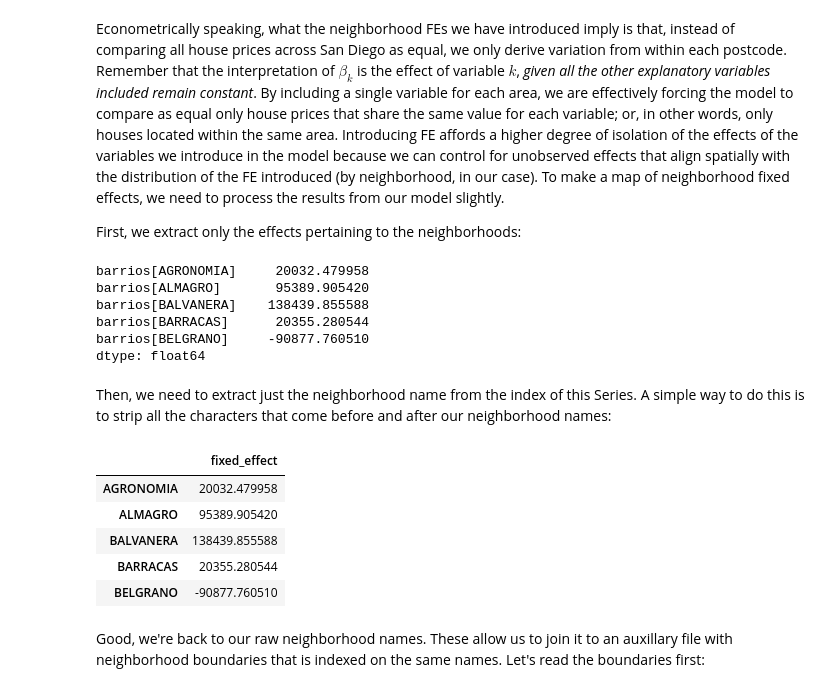
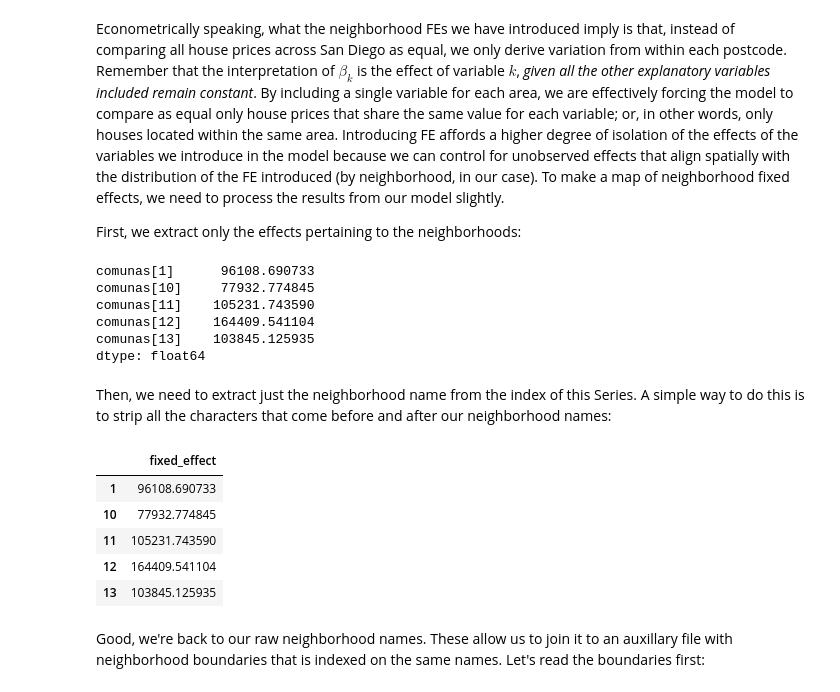
Before and after one commit to alessiobocco/Diplo_Eco, a Jupyter notebook: Modelo.ipynb, the cells around one changed output. Cells and saved outputs as stored; diff of their text form; code cells hidden in the pictures.

```diff
--- a/Modelo.ipynb
+++ b/Modelo.ipynb
@@ -56,3 +56,5 @@ data.head()
+# %%
+data.loc[:,"comunas"] = data.comunas.astype(str)
 # %%
 data.info()
 # %% [output]
@@ -123,7 +125,7 @@ variable_names = [
     'obelisco_dista',
     'nrobos',
     'sup_espacio_verde',
-    'poi_count_gastronomia',
+    'count_culturales',
     'poi_count_educacion',
     'poi_count_roads',
     'poi_count_salud',
@@ -296,6 +298,6 @@ import statsmodels.formula.api as sm
 # %% [markdown]
 This package provides a formula-like API, which allows us to express the *equation* we wish to estimate directly:
 # %%
-f = 'precioUSD ~ ' + ' + '.join(variable_names) + ' + barrios - 1'
+f = 'precioUSD ~ ' + ' + '.join(variable_names) + ' + comunas - 1'
 print(f)
 # %% [output]
@@ -368,36 +398,36 @@ Econometrically speaking, what the neighborhood FEs we have introduced imply is
 
 First, we extract only the effects pertaining to the neighborhoods:
 # %%
-neighborhood_effects = m2.params.filter(like='barrios')
+neighborhood_effects = m2.params.filter(like='comunas')
 neighborhood_effects.head()
 # %% [output]
-barrios[AGRONOMIA]     20032.479958
-barrios[ALMAGRO]       95389.905420
-barrios[BALVANERA]    138439.855588
-barrios[BARRACAS]      20355.280544
-barrios[BELGRANO]     -90877.760510
+comunas[1]      96108.690733
+comunas[10]     77932.774845
+comunas[11]    105231.743590
+comunas[12]    164409.541104
+comunas[13]    103845.125935
 dtype: float64
 # %% [markdown]
 Then, we need to extract just the neighborhood name from the index of this Series. A simple way to do this is to strip all the characters that come before and after our neighborhood names:
 # %%
 # Create a sequence with the variable names without
 # `neighborhood[` and `]`
 stripped = neighborhood_effects.index.str.strip(
-    'barrios['
+    'comunas['
 ).str.strip(']')
 # Reindex the neighborhood_effects Series on clean names
 neighborhood_effects.index = stripped
 # Convert Series to DataFrame
 neighborhood_effects = neighborhood_effects.to_frame('fixed_effect')
 # Print top of table
 neighborhood_effects.head()
 # %% [output]
 |  | fixed_effect |
-| AGRONOMIA | 20032.479958 |
-| ALMAGRO | 95389.905420 |
-| BALVANERA | 138439.855588 |
-| BARRACAS | 20355.280544 |
-| BELGRANO | -90877.760510 |
+| 1 | 96108.690733 |
+| 10 | 77932.774845 |
+| 11 | 105231.743590 |
+| 12 | 164409.541104 |
+| 13 | 103845.125935 |
 # %% [markdown]
 Good, we're back to our raw neighborhood names. These allow us to join it to an auxillary file with neighborhood boundaries that is indexed on the same names. Let's read the boundaries first:
 # %%
```
Also changed, not shown: parts of 40 cells of this notebook, 2 other files.
